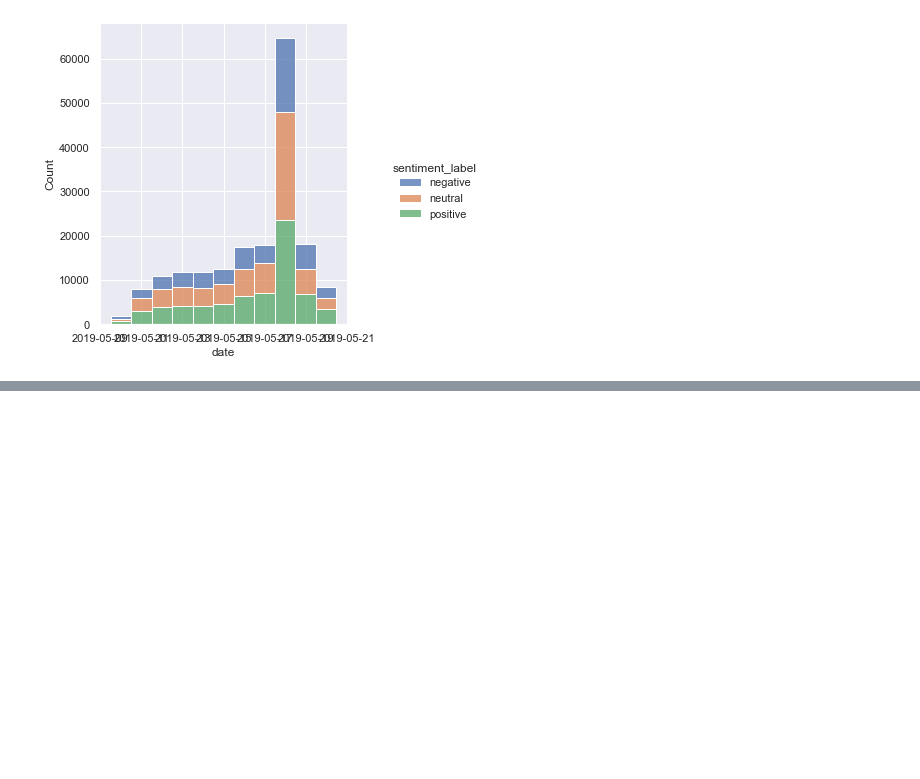
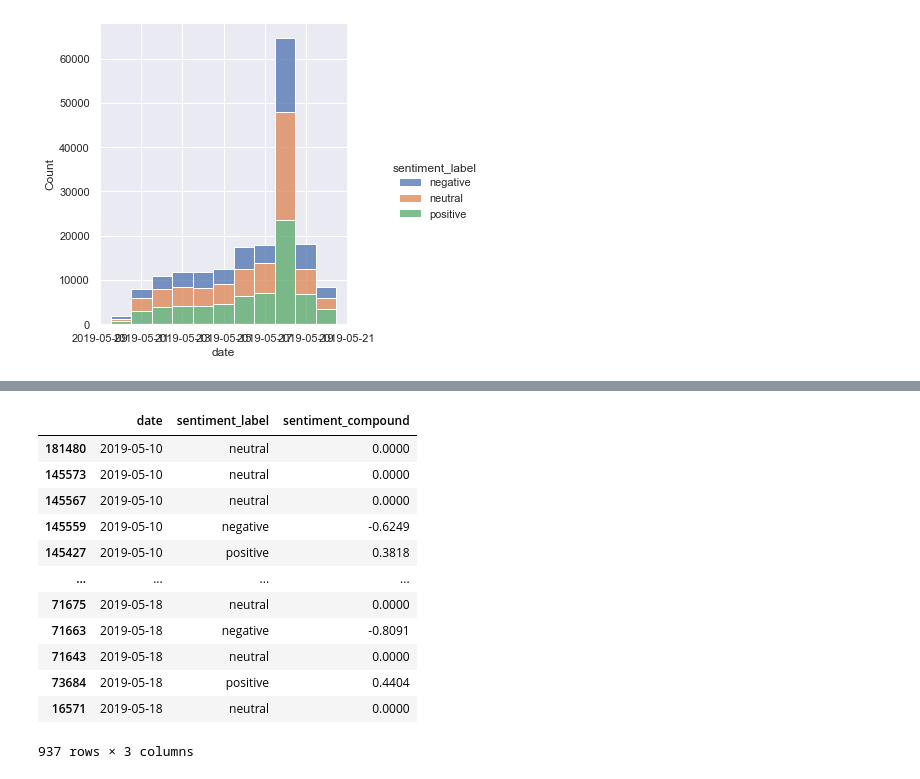
Before and after one commit to crisandrodr/AustralianElections, a Jupyter notebook: DataVisualization.ipynb, the cells around one changed output, grey strips where cells are left out. Cells and saved outputs as stored; diff of their text form; code cells hidden in the pictures; blank space fills up the shorter version.

```diff
--- a/DataVisualization.ipynb
+++ b/DataVisualization.ipynb
@@ -224,0 +257,16 @@ sns.displot(df_temp, x = 'date', hue = 'sentiment_label', multiple = 'dodge', co
+# %%
+df_temp2
+# %% [output]
+|  | date | sentiment_label | sentiment_compound |
+| 181480 | 2019-05-10 | neutral | 0.0000 |
+| 145573 | 2019-05-10 | neutral | 0.0000 |
+| 145567 | 2019-05-10 | neutral | 0.0000 |
+| 145559 | 2019-05-10 | negative | -0.6249 |
+| 145427 | 2019-05-10 | positive | 0.3818 |
+| ... | ... | ... | ... |
+| 71675 | 2019-05-18 | neutral | 0.0000 |
+| 71663 | 2019-05-18 | negative | -0.8091 |
+| 71643 | 2019-05-18 | neutral | 0.0000 |
+| 73684 | 2019-05-18 | positive | 0.4404 |
+| 16571 | 2019-05-18 | neutral | 0.0000 |
+937 rows × 3 columns
```
Also changed, not shown: parts of 11 cells of this notebook, 4 other files.
